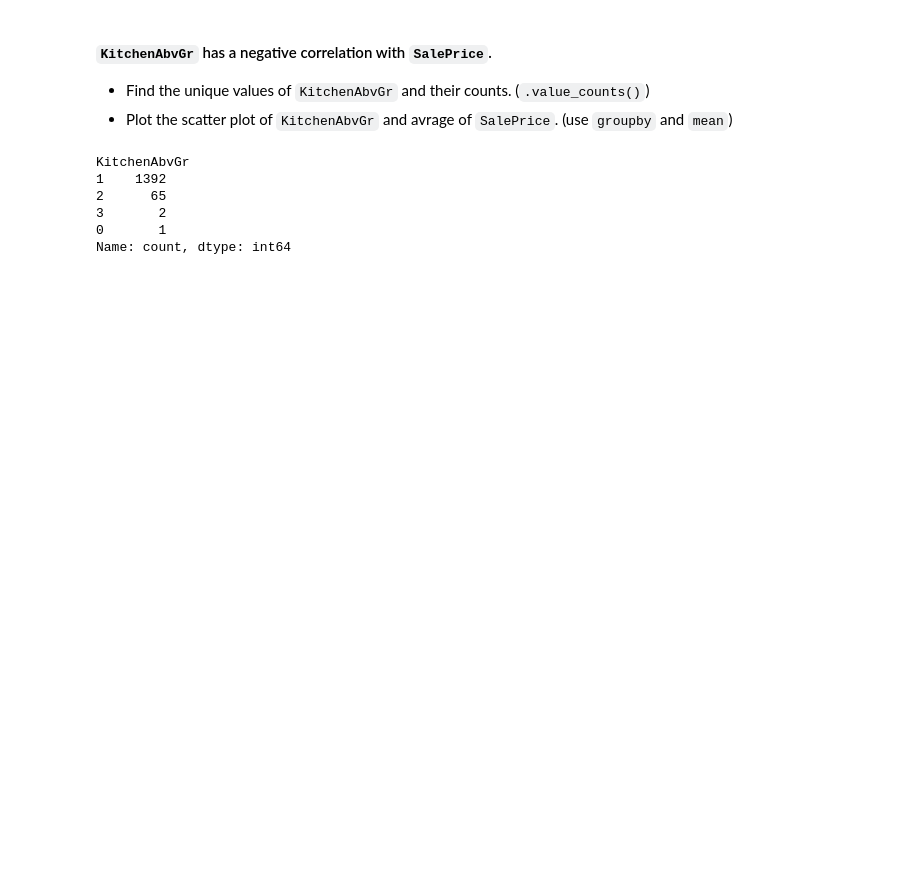
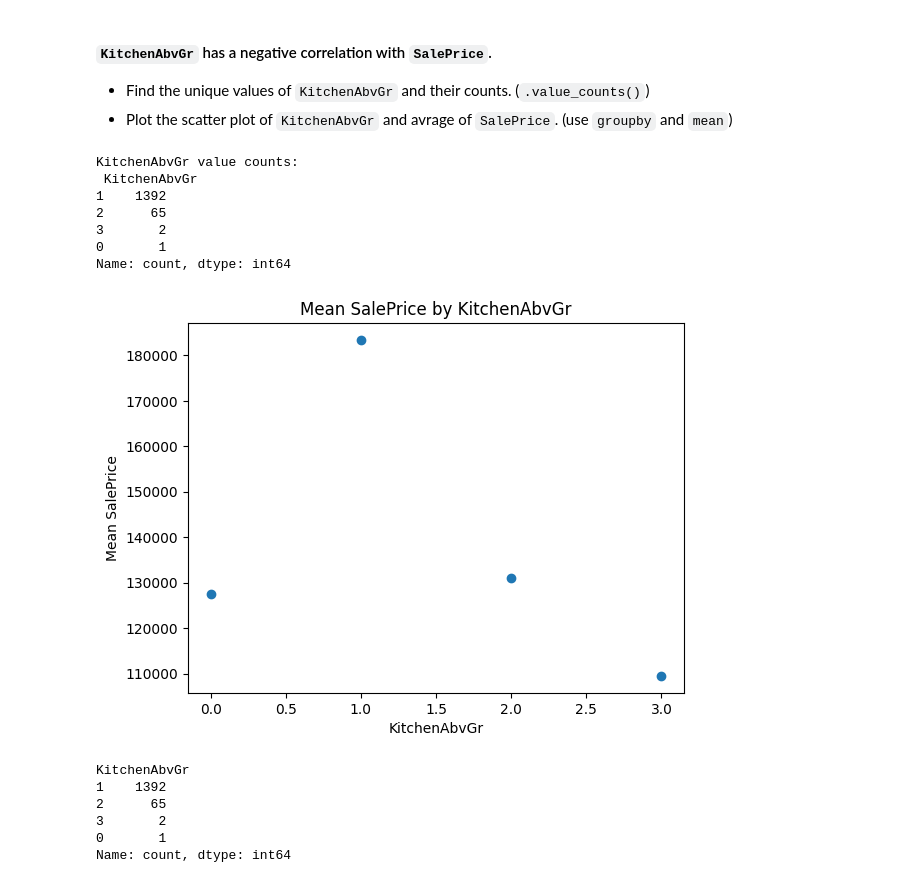
Before and after one commit to whatnirja/PyData2025, a Jupyter notebook: Lab_Week6_Regression/Lab6_Exercise.ipynb, the cells around one changed output. Cells and saved outputs as stored; diff of their text form; code cells hidden in the pictures; blank space fills up the shorter version.

```diff
--- a/Lab_Week6_Regression/Lab6_Exercise.ipynb
+++ b/Lab_Week6_Regression/Lab6_Exercise.ipynb
@@ -520,6 +549,19 @@ Your text here ...
 
 - Find the unique values of `KitchenAbvGr` and their counts. (`.value_counts()`)
 - Plot the scatter plot of `KitchenAbvGr` and avrage of `SalePrice`. (use `groupby` and `mean`)
+# %%
+if 'KitchenAbvGr' in df_train.columns:
+    print("KitchenAbvGr value counts:\n", df_train['KitchenAbvGr'].value_counts())
+    kitchen_mean = df_train.groupby('KitchenAbvGr')[['SalePrice']].mean()
+# %% [output]
+KitchenAbvGr value counts:
+ KitchenAbvGr
+1    1392
+2      65
+3       2
+0       1
+Name: count, dtype: int64
+[figure, added]
 # %%
 df_num['KitchenAbvGr'].value_counts()
 # %% [output]
```
Also changed, not shown: parts of 27 cells of this notebook.
